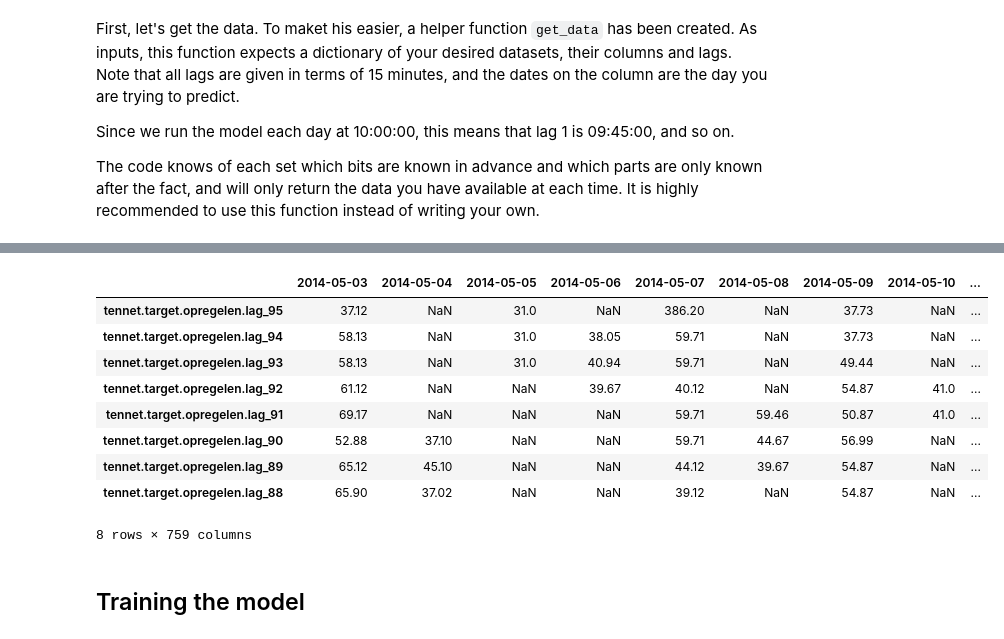
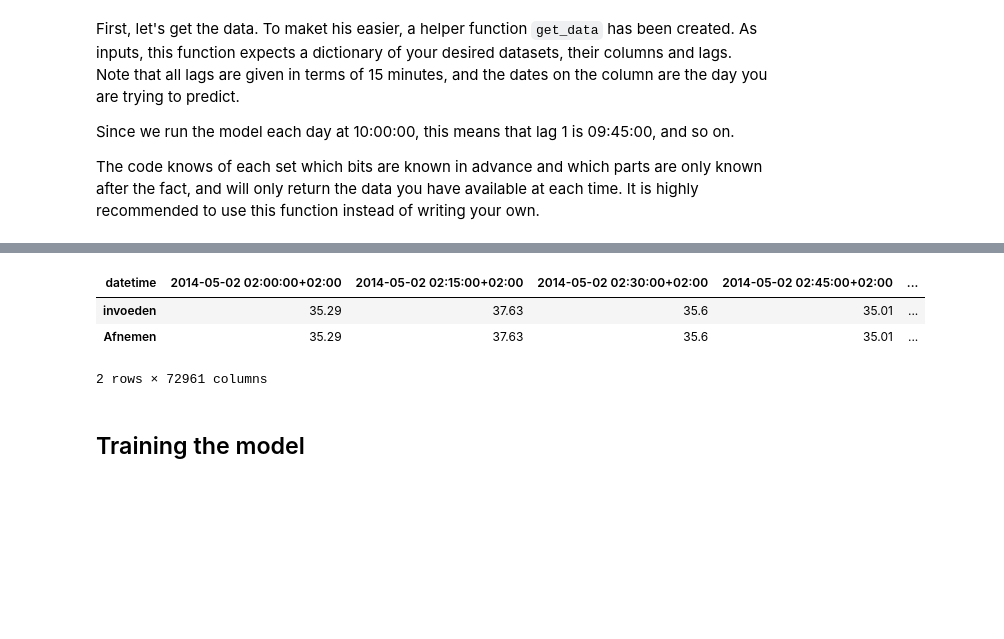
Before and after one commit to creativedutchmen/honkeyponkey, a Jupyter notebook: notebooks/hackaton_basic_example.ipynb, the cells around one changed output, grey strips where cells are left out. Saved outputs shown, nothing was run; the diff lists cells and outputs as text; code cells hidden in the pictures; blank space fills up the shorter version.

```diff
--- a/notebooks/hackaton_basic_example.ipynb
+++ b/notebooks/hackaton_basic_example.ipynb
@@ -15,17 +15,18 @@ The code knows of each set which bits are known in advance and which parts are o
 # %%
 feature_datasets = {
     'tennet.verrekenprijzen': {
-        'lags': list(range(1, 96)),
-        'columns': ['opregelen', ]
+        'lags': [1,],  # Lags are now days. Makes working with them easier
+        'columns': ['invoeden', 'Afnemen']
     },
-    'reuters.dayahead' : {
-        'columns': ['Wind_NLD', 'CON_NLD'],
-        'lags': list(range(1, 96))
-    }
+#     'reuters.dayahead' : {
+#         'columns': ['Wind_NLD', 'CON_NLD'],
+#         'lags': [1,]
+#     }
 }
 target_dataset = {
     'tennet.target': {
-        'columns': ['opregelen', ]
+        'columns': ['invoeden', 'Afnemen'],
+        'lags': [1]
     }
 }
 
@@ -49,13 +42,7 @@ feature_data.head(10)
 # %%
-target_data.head(8)
+target_data
 # %% [output]
-|  | 2014-05-03 | 2014-05-04 | 2014-05-05 | 2014-05-06 | 2014-05-07 | 2014-05-08 | 2014-05-09 | 2014-05-10 | ... |
-| tennet.target.opregelen.lag_95 | 37.12 | NaN | 31.0 | NaN | 386.20 | NaN | 37.73 | NaN | ... |
-| tennet.target.opregelen.lag_94 | 58.13 | NaN | 31.0 | 38.05 | 59.71 | NaN | 37.73 | NaN | ... |
-| tennet.target.opregelen.lag_93 | 58.13 | NaN | 31.0 | 40.94 | 59.71 | NaN | 49.44 | NaN | ... |
-| tennet.target.opregelen.lag_92 | 61.12 | NaN | NaN | 39.67 | 40.12 | NaN | 54.87 | 41.0 | ... |
-| tennet.target.opregelen.lag_91 | 69.17 | NaN | NaN | NaN | 59.71 | 59.46 | 50.87 | 41.0 | ... |
-| tennet.target.opregelen.lag_90 | 52.88 | 37.10 | NaN | NaN | 59.71 | 44.67 | 56.99 | NaN | ... |
-| tennet.target.opregelen.lag_89 | 65.12 | 45.10 | NaN | NaN | 44.12 | 39.67 | 54.87 | NaN | ... |
-| tennet.target.opregelen.lag_88 | 65.90 | 37.02 | NaN | NaN | 39.12 | NaN | 54.87 | NaN | ... |
+| datetime | 2014-05-02 02:00:00+02:00 | 2014-05-02 02:15:00+02:00 | 2014-05-02 02:30:00+02:00 | 2014-05-02 02:45:00+02:00 | ... |
+| invoeden | 35.29 | 37.63 | 35.6 | 35.01 | ... |
+| Afnemen | 35.29 | 37.63 | 35.6 | 35.01 | ... |
-8 rows × 759 columns
+2 rows × 72961 columns
```
Also changed, not shown: parts of 7 cells of this notebook, 5 other files.
